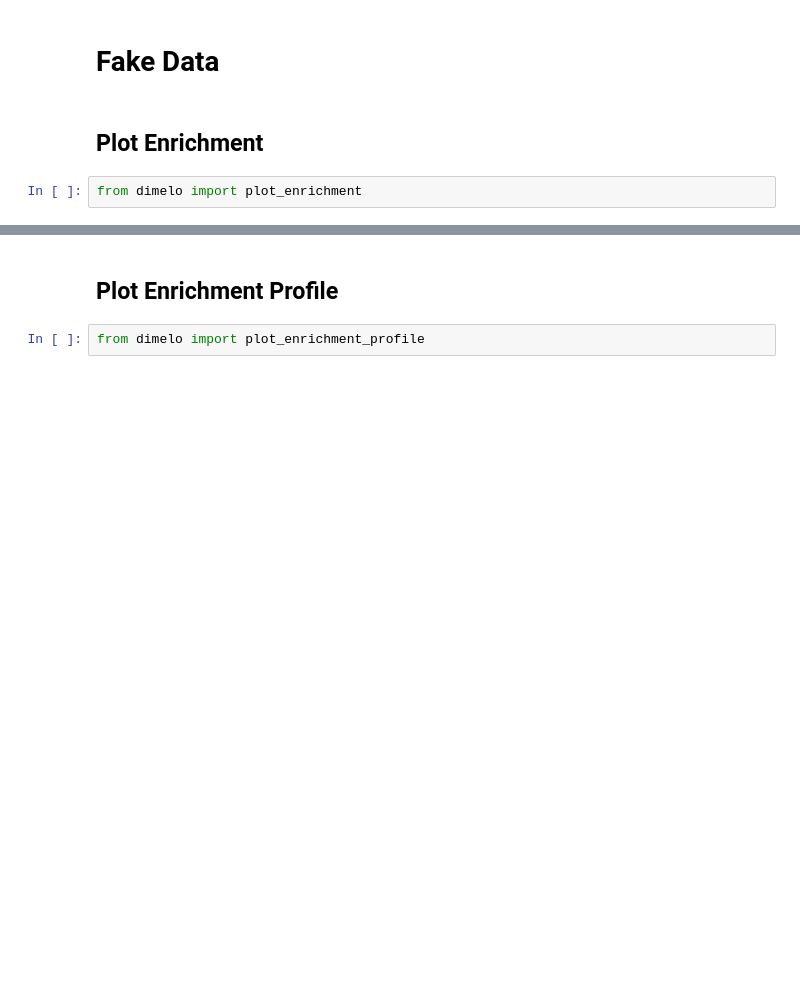
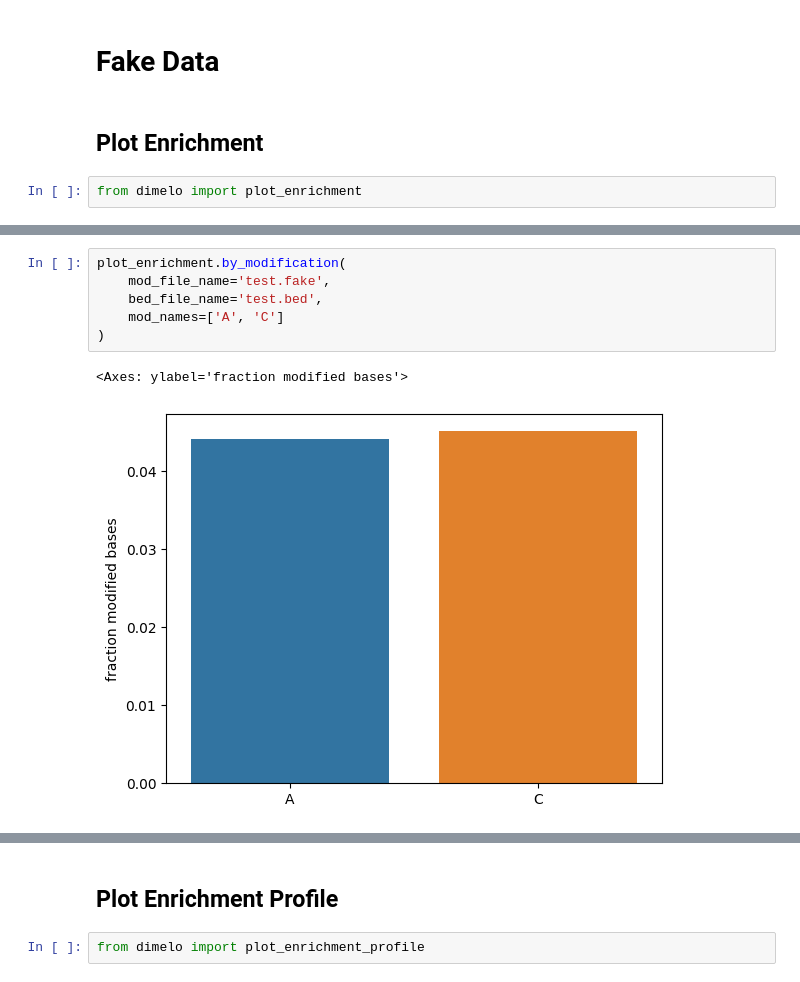
Before and after one commit to streetslab/dimelo, a Jupyter notebook: test.ipynb, the cells around one changed output, grey strips where cells are left out. Cells and saved outputs as stored; diff of their text form; blank space fills up the shorter version.

```diff
--- a/test.ipynb
+++ b/test.ipynb
@@ -14,0 +34,9 @@ plot_enrichment.plot_enrichment_base(mod_file_names=['test.fake', 'test.fake'],
+# %%
+plot_enrichment.by_modification(
+    mod_file_name='test.fake',
+    bed_file_name='test.bed',
+    mod_names=['A', 'C']
+)
+# %% [output]
+<Axes: ylabel='fraction modified bases'>
+[figure, added]
```
Also changed, not shown: parts of 10 cells of this notebook, 3 other files.
